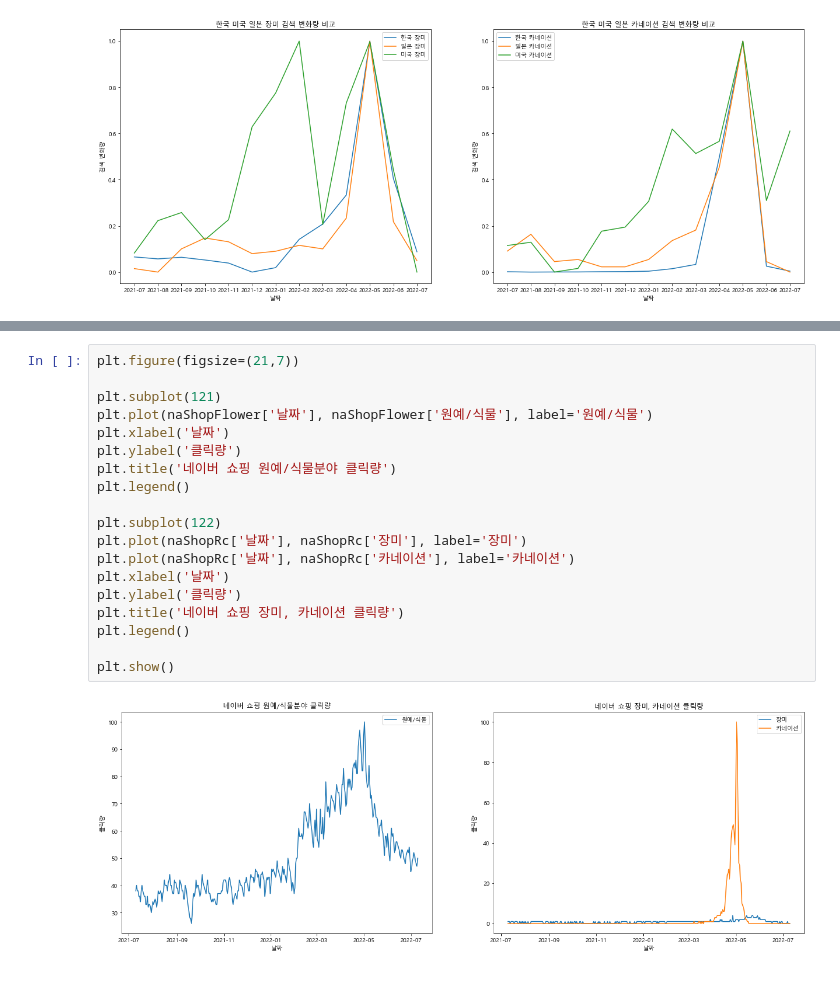
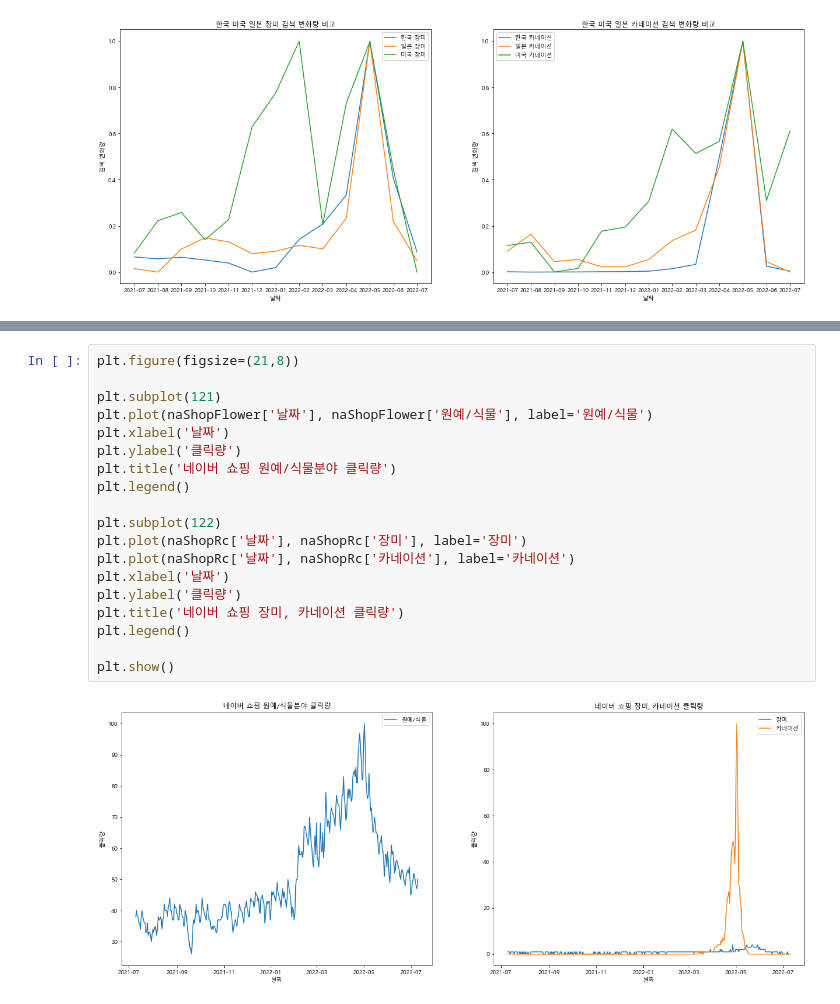
Before and after one commit to epocheing/202206_KNU_kdt2, a Jupyter notebook: 송인욱.ipynb, the cells around one changed output, grey strips where cells are left out. Drawn from its saved outputs; the diff is of its cells as text.

```diff
--- a/송인욱.ipynb
+++ b/송인욱.ipynb
@@ -253,21 +297,21 @@ plt.show()
 # %%
-plt.figure(figsize=(21,7))
+plt.figure(figsize=(21,8))
 
 plt.subplot(121)
 plt.plot(naShopFlower['날짜'], naShopFlower['원예/식물'], label='원예/식물')
 plt.xlabel('날짜')
 plt.ylabel('클릭량')
 plt.title('네이버 쇼핑 원예/식물분야 클릭량')
 plt.legend()
 
 plt.subplot(122)
 plt.plot(naShopRc['날짜'], naShopRc['장미'], label='장미')
 plt.plot(naShopRc['날짜'], naShopRc['카네이션'], label='카네이션')
 plt.xlabel('날짜')
 plt.ylabel('클릭량')
 plt.title('네이버 쇼핑 장미, 카네이션 클릭량')
 plt.legend()
 
 plt.show()
 # %% [output]
-[figure, old version]
+[figure, new version]
```
Also changed, not shown: parts of 19 cells of this notebook, 4 other files.
